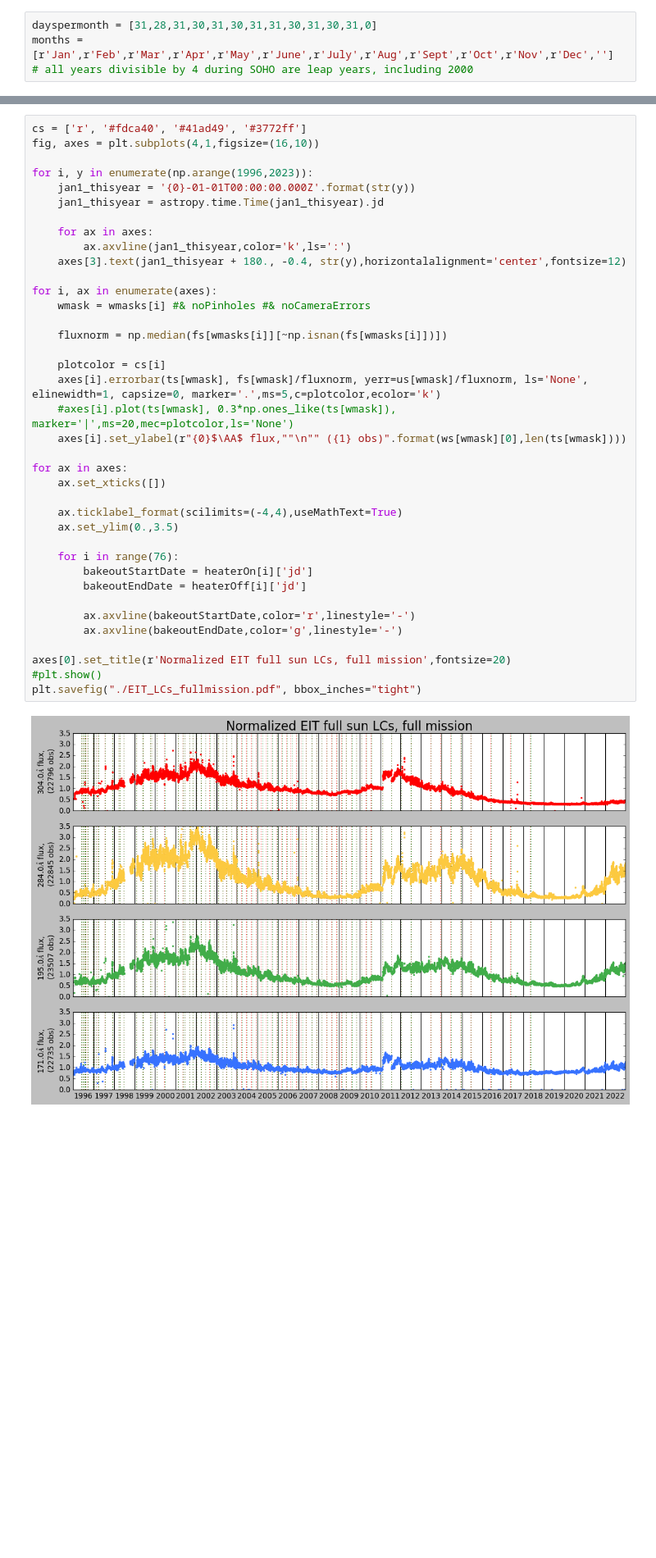
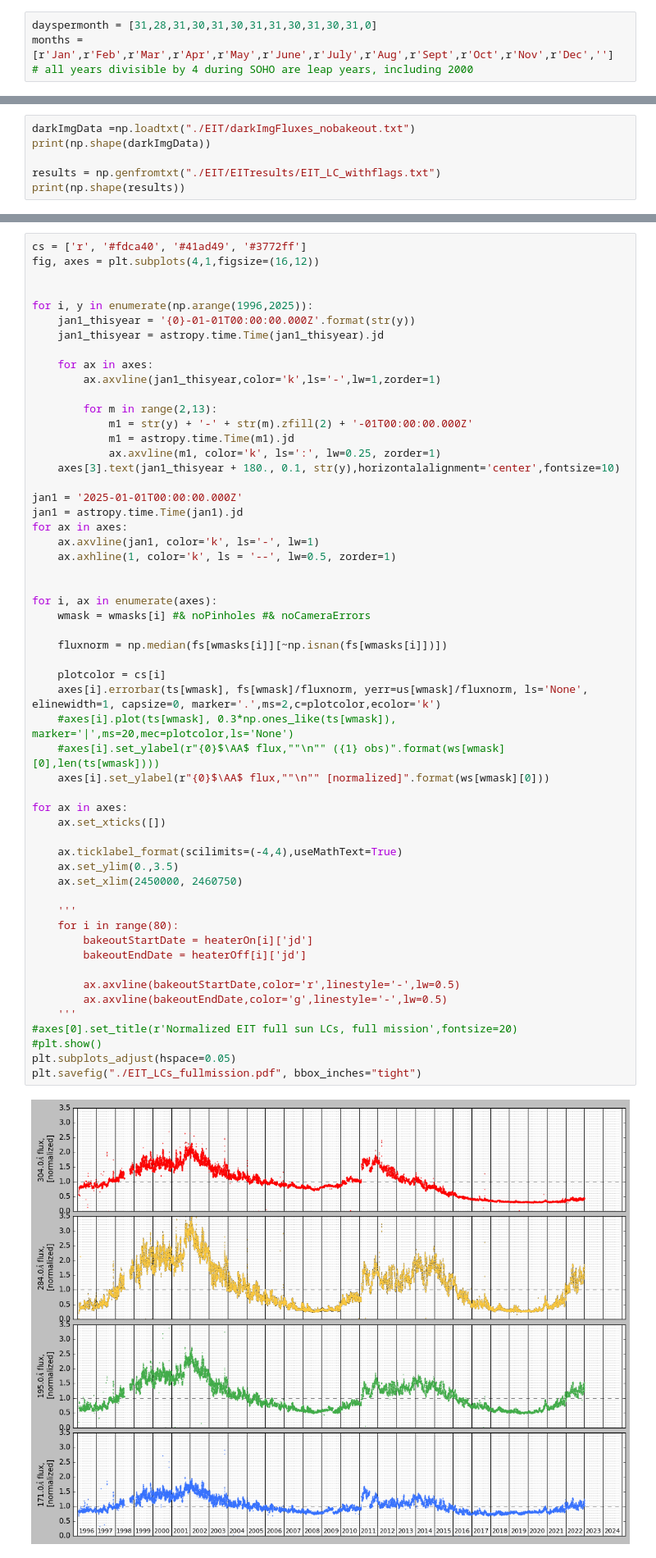
Before and after one commit to esandford/archivalSOHO, a Jupyter notebook: data/EITmissionLongLCs.ipynb, the cells around one changed output, grey strips where cells are left out. Shown at 82% size. Saved outputs shown, nothing was run; the diff lists cells and outputs as text; blank space fills up the shorter version.

```diff
--- a/data/EITmissionLongLCs.ipynb
+++ b/data/EITmissionLongLCs.ipynb
@@ -81,0 +48,6 @@ np.savetxt("./EIT/EITresults/EIT_LC_withflags.txt",results,fmt="%f %f %d %f %f %
+# %%
+darkImgData =np.loadtxt("./EIT/darkImgFluxes_nobakeout.txt")
+print(np.shape(darkImgData))
+
+results = np.genfromtxt("./EIT/EITresults/EIT_LC_withflags.txt")
+print(np.shape(results))
@@ -179,43 +154,60 @@ Length = 76 rows
 # %%
 cs = ['r', '#fdca40', '#41ad49', '#3772ff']
-fig, axes = plt.subplots(4,1,figsize=(16,10))
+fig, axes = plt.subplots(4,1,figsize=(16,12))
 
-for i, y in enumerate(np.arange(1996,2023)):
+
+for i, y in enumerate(np.arange(1996,2025)):
     jan1_thisyear = '{0}-01-01T00:00:00.000Z'.format(str(y))
     jan1_thisyear = astropy.time.Time(jan1_thisyear).jd
 
     for ax in axes:
-        ax.axvline(jan1_thisyear,color='k',ls=':')
-    axes[3].text(jan1_thisyear + 180., -0.4, str(y),horizontalalignment='center',fontsize=12)
+        ax.axvline(jan1_thisyear,color='k',ls='-',lw=1,zorder=1)
+
+        for m in range(2,13):
+            m1 = str(y) + '-' + str(m).zfill(2) + '-01T00:00:00.000Z'
+            m1 = astropy.time.Time(m1).jd
+            ax.axvline(m1, color='k', ls=':', lw=0.25, zorder=1)
+    axes[3].text(jan1_thisyear + 180., 0.1, str(y),horizontalalignment='center',fontsize=10)
+
+jan1 = '2025-01-01T00:00:00.000Z'
+jan1 = astropy.time.Time(jan1).jd
+for ax in axes:
+    ax.axvline(jan1, color='k', ls='-', lw=1)
+    ax.axhline(1, color='k', ls = '--', lw=0.5, zorder=1)
+
 
 for i, ax in enumerate(axes):
     wmask = wmasks[i] #& noPinholes #& noCameraErrors
 
     fluxnorm = np.median(fs[wmasks[i]][~np.isnan(fs[wmasks[i]])])
 
     plotcolor = cs[i]
-    axes[i].errorbar(ts[wmask], fs[wmask]/fluxnorm, yerr=us[wmask]/fluxnorm, ls='None', elinewidth=1, capsize=0, marker='.',ms=5,c=plotcolor,ecolor='k')
+    axes[i].errorbar(ts[wmask], fs[wmask]/fluxnorm, yerr=us[wmask]/fluxnorm, ls='None', elinewidth=1, capsize=0, marker='.',ms=2,c=plotcolor,ecolor='k')
     #axes[i].plot(ts[wmask], 0.3*np.ones_like(ts[wmask]), marker='|',ms=20,mec=plotcolor,ls='None')
-    axes[i].set_ylabel(r"{0}$\AA$ flux,""\n"" ({1} obs)".format(ws[wmask][0],len(ts[wmask])))
+    #axes[i].set_ylabel(r"{0}$\AA$ flux,""\n"" ({1} obs)".format(ws[wmask][0],len(ts[wmask])))
+    axes[i].set_ylabel(r"{0}$\AA$ flux,""\n"" [normalized]".format(ws[wmask][0]))
 
 for ax in axes:
     ax.set_xticks([])
 
     ax.ticklabel_format(scilimits=(-4,4),useMathText=True)
     ax.set_ylim(0.,3.5)
+    ax.set_xlim(2450000, 2460750)
 
-    for i in range(76):
+    '''
+    for i in range(80):
         bakeoutStartDate = heaterOn[i]['jd']
         bakeoutEndDate = heaterOff[i]['jd']
 
-        ax.axvline(bakeoutStartDate,color='r',linestyle='-')
-        ax.axvline(bakeoutEndDate,color='g',linestyle='-')
-
-axes[0].set_title(r'Normalized EIT full sun LCs, full mission',fontsize=20)
+        ax.axvline(bakeoutStartDate,color='r',linestyle='-',lw=0.5)
+        ax.axvline(bakeoutEndDate,color='g',linestyle='-',lw=0.5)
+    '''
+#axes[0].set_title(r'Normalized EIT full sun LCs, full mission',fontsize=20)
 #plt.show()
+plt.subplots_adjust(hspace=0.05)
 plt.savefig("./EIT_LCs_fullmission.pdf", bbox_inches="tight")
 # %% [output]
-[figure, old version]
+[figure, new version]
 # %%
 cs = ['r', '#fdca40', '#41ad49', '#3772ff']
 fig, ax = plt.subplots(1,1,figsize=(12,12))
```
Also changed, not shown: parts of 6 cells of this notebook, 6 other files.
